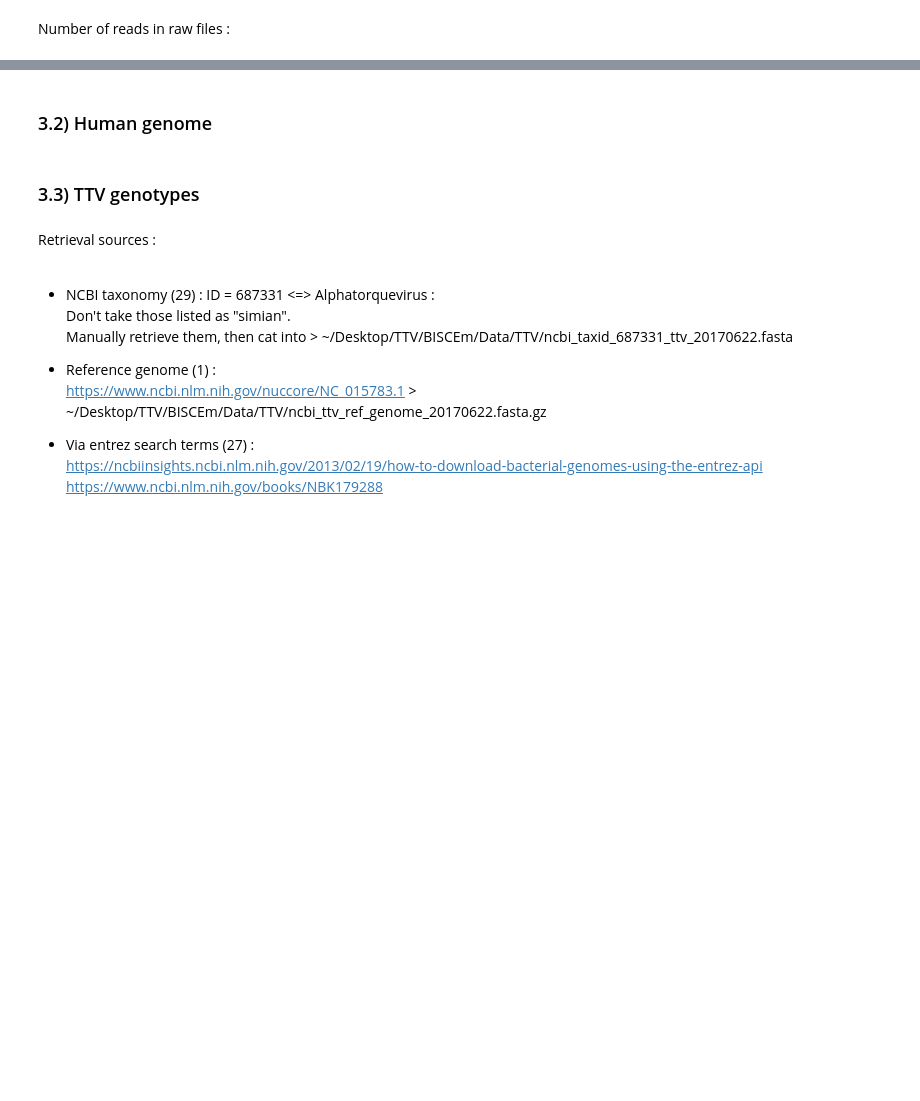
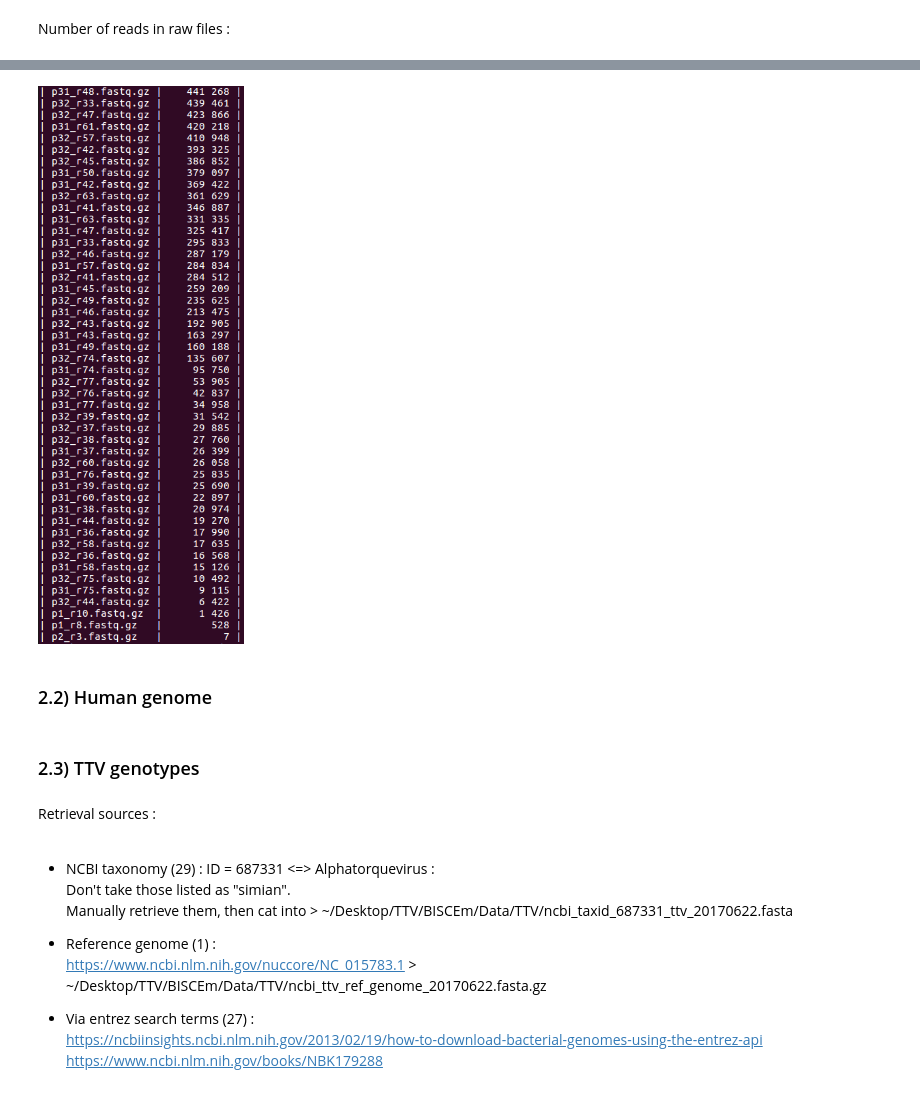
Before and after one commit to ScaonE/TTV, a Jupyter notebook: ttv_project.ipynb, the cells around one changed output, grey strips where cells are left out. Cells and saved outputs as stored; diff of their text form; code cells hidden in the pictures; blank space fills up the shorter version.

```diff
--- a/ttv_project.ipynb
+++ b/ttv_project.ipynb
@@ -79,5 +98,10 @@ chromium-browser https://docs.google.com/spreadsheets/d/\
+# %%
+#### Code ###
+display < ./Picture/read_count_2.png;
+# %% [output]
+[figure, added]
 # %% [markdown]
-### 3.2) Human genome
+### 2.2) Human genome
 # %%
 #### Code ###
 cd ~/Desktop/TTV/BISCEm/Data/Human;
@@ -85,7 +109,7 @@ axel ftp://ftp.ncbi.nlm.nih.gov/genomes/all/GCA/000/001/405/\
 GCA_000001405.26_GRCh38.p11/GCA_000001405.26_GRCh38.p11_genomic.fna.gz;
 md5sum GCA_000001405.26_GRCh38.p11_genomic.fna.gz; # f48d3166ede36c3381643dace60348b9
 # %% [markdown]
-### 3.3) TTV genotypes
+### 2.3) TTV genotypes
 # %% [markdown]
 Retrieval sources :
 # %% [markdown]
```
Also changed, not shown: parts of 54 cells of this notebook.
